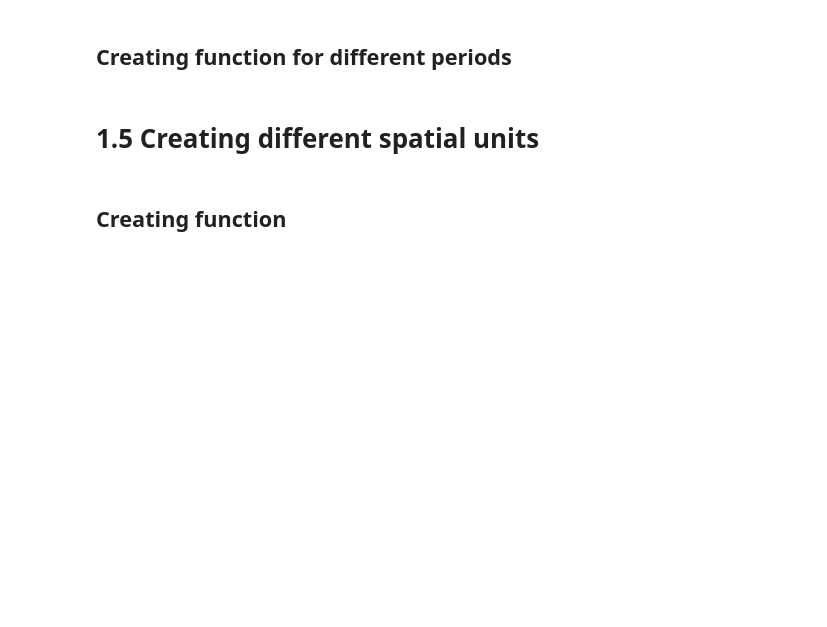
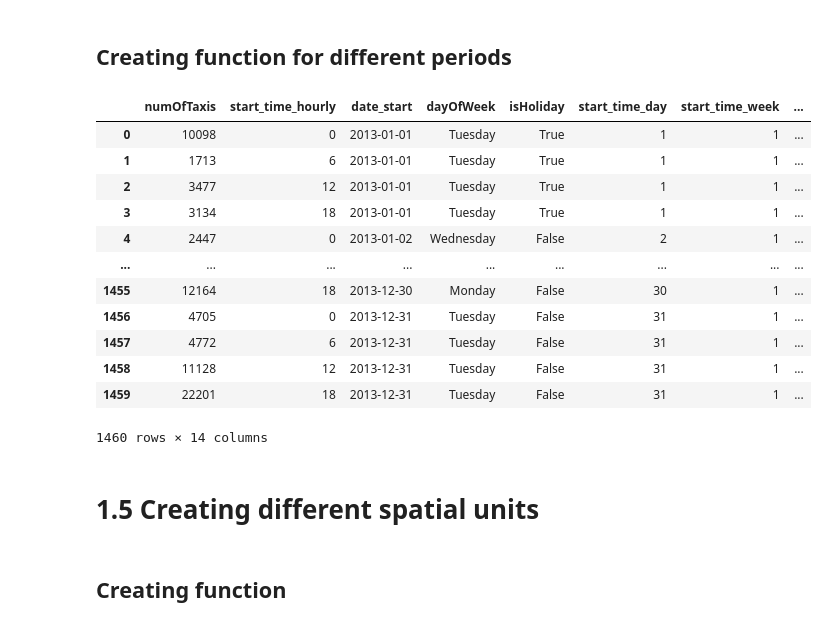
Before and after one commit to Hannah2800/AAA_2023_AdvancedPythonPandas, a Jupyter notebook: Task 1 - Data Cleaning and Preparation.ipynb, the cells around one changed output. Cells and saved outputs as stored; diff of their text form; code cells hidden in the pictures; blank space fills up the shorter version.

```diff
--- a/Task 1 - Data Cleaning and Preparation.ipynb
+++ b/Task 1 - Data Cleaning and Preparation.ipynb
@@ -1189,5 +1257,11 @@ df_chicago_hourly.drop_duplicates(subset=['Trip_Start_Timestamp'], inplace = Tru
 df_chicago_hourly = df_chicago_hourly.reset_index(drop = True)
 # %%
 df_chicago_hourly.drop(columns=['datetime'],inplace=True)
+# %%
+df_chicago_hourly.drop(columns=['Trip_Start_Timestamp'],inplace=True)
+# %%
+df_chicago_hourly.drop(columns=['Trip_End_Timestamp'],inplace=True)
+# %%
+df_chicago_hourly.drop(columns=['date_star'],inplace=True)
 # %%
 df_chicago_hourly
@@ -1238,6 +1326,22 @@ df_2 =  period(df_chicago_hourly, 2)
 df_6 =  period(df_chicago_hourly, 6)
 # %%
 df_24 =  period(df_chicago_hourly, 24)
+# %%
+df_6
+# %% [output]
+|  | numOfTaxis | start_time_hourly | date_start | dayOfWeek | isHoliday | start_time_day | start_time_week | ... |
+| 0 | 10098 | 0 | 2013-01-01 | Tuesday | True | 1 | 1 | ... |
+| 1 | 1713 | 6 | 2013-01-01 | Tuesday | True | 1 | 1 | ... |
+| 2 | 3477 | 12 | 2013-01-01 | Tuesday | True | 1 | 1 | ... |
+| 3 | 3134 | 18 | 2013-01-01 | Tuesday | True | 1 | 1 | ... |
+| 4 | 2447 | 0 | 2013-01-02 | Wednesday | False | 2 | 1 | ... |
+| ... | ... | ... | ... | ... | ... | ... | ... | ... |
+| 1455 | 12164 | 18 | 2013-12-30 | Monday | False | 30 | 1 | ... |
+| 1456 | 4705 | 0 | 2013-12-31 | Tuesday | False | 31 | 1 | ... |
+| 1457 | 4772 | 6 | 2013-12-31 | Tuesday | False | 31 | 1 | ... |
+| 1458 | 11128 | 12 | 2013-12-31 | Tuesday | False | 31 | 1 | ... |
+| 1459 | 22201 | 18 | 2013-12-31 | Tuesday | False | 31 | 1 | ... |
+1460 rows × 14 columns
 # %% [markdown]
 # 1.5 Creating different spatial units
 # %% [markdown]
```
Also changed, not shown: parts of 23 cells of this notebook, 1 other file.
